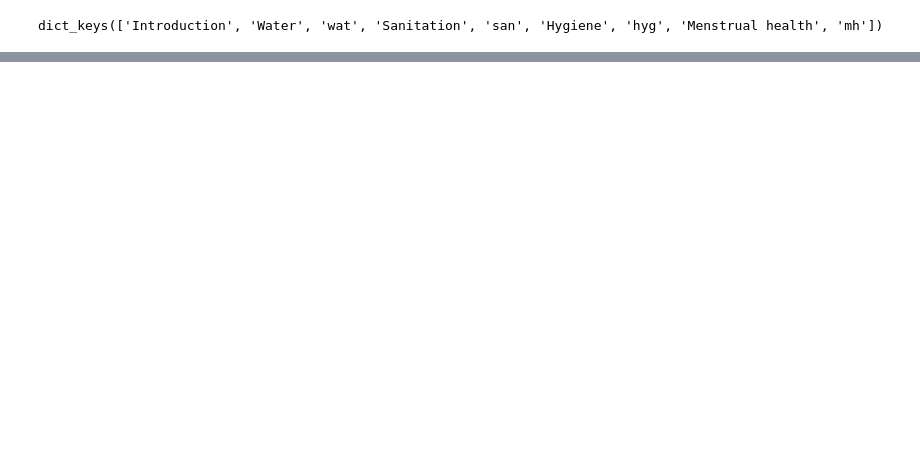
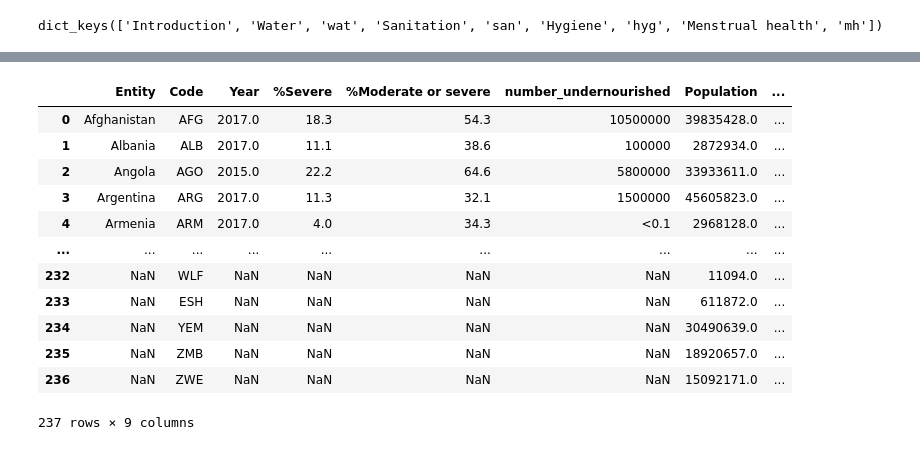
Before and after one commit to alfonsocaiazzo/esmap-mtf-data, a Jupyter notebook: Global/WASH - NUTRITION.ipynb, the cells around one changed output, grey strips where cells are left out. Saved outputs shown, nothing was run; the diff lists cells and outputs as text; code cells hidden in the pictures; blank space fills up the shorter version.

```diff
--- a/Global/WASH - NUTRITION.ipynb
+++ b/Global/WASH - NUTRITION.ipynb
@@ -147,0 +178,21 @@ drinking_water
+# %%
+#Retriving the most recent recorded caloric coefficient variation
+caloric_coefficient_variation = food_inequality[food_inequality['Caloric Coefficient Variation'].notnull()]
+caloric_coefficient_variation = caloric_coefficient_variation.loc[caloric_coefficient_variation\
+                                                                  .groupby(["Entity", "Code"])["Year"].idxmax()]
+caloric_coefficient_variation = caloric_coefficient_variation[['Code', 'Caloric Coefficient Variation']]
+# %%
+#Retriving the most recent recorded gdp
+gdp = food_inequality[food_inequality['GDP per capita'].notnull()]
+gdp = gdp.loc[gdp.groupby(["Entity", "Code"])["Year"].idxmax()]
+gdp = gdp[['Code', 'GDP per capita']]
+# %%
+#Retriving the most recent recorded population
+population = food_inequality[food_inequality['Population'].notnull()]
+population = population.loc[population.groupby(["Entity", "Code"])["Year"].idxmax()]
+population = population[['Code', 'Population']]
+# %%
+#Combining the above food_inequality attributes
+food = pd.merge(population, pd.merge(caloric_coefficient_variation, gdp, how = 'outer', on = 'Code'),
+                 how = 'outer', on = 'Code')
+food.head()
@@ -147,0 +206,18 @@ drinking_water
+# %%
+#Combining All
+combined = pd.merge(severe_moderate_undernourished, food, how = 'outer', on = 'Code')
+combined
+# %% [output]
+|  | Entity | Code | Year | %Severe | %Moderate or severe | number_undernourished | Population | ... |
+| 0 | Afghanistan | AFG | 2017.0 | 18.3 | 54.3 | 10500000 | 39835428.0 | ... |
+| 1 | Albania | ALB | 2017.0 | 11.1 | 38.6 | 100000 | 2872934.0 | ... |
+| 2 | Angola | AGO | 2015.0 | 22.2 | 64.6 | 5800000 | 33933611.0 | ... |
+| 3 | Argentina | ARG | 2017.0 | 11.3 | 32.1 | 1500000 | 45605823.0 | ... |
+| 4 | Armenia | ARM | 2017.0 | 4.0 | 34.3 | <0.1 | 2968128.0 | ... |
+| ... | ... | ... | ... | ... | ... | ... | ... | ... |
+| 232 | NaN | WLF | NaN | NaN | NaN | NaN | 11094.0 | ... |
+| 233 | NaN | ESH | NaN | NaN | NaN | NaN | 611872.0 | ... |
+| 234 | NaN | YEM | NaN | NaN | NaN | NaN | 30490639.0 | ... |
+| 235 | NaN | ZMB | NaN | NaN | NaN | NaN | 18920657.0 | ... |
+| 236 | NaN | ZWE | NaN | NaN | NaN | NaN | 15092171.0 | ... |
+237 rows × 9 columns
```
Also changed, not shown: parts of 50 cells of this notebook, 16 other files.
